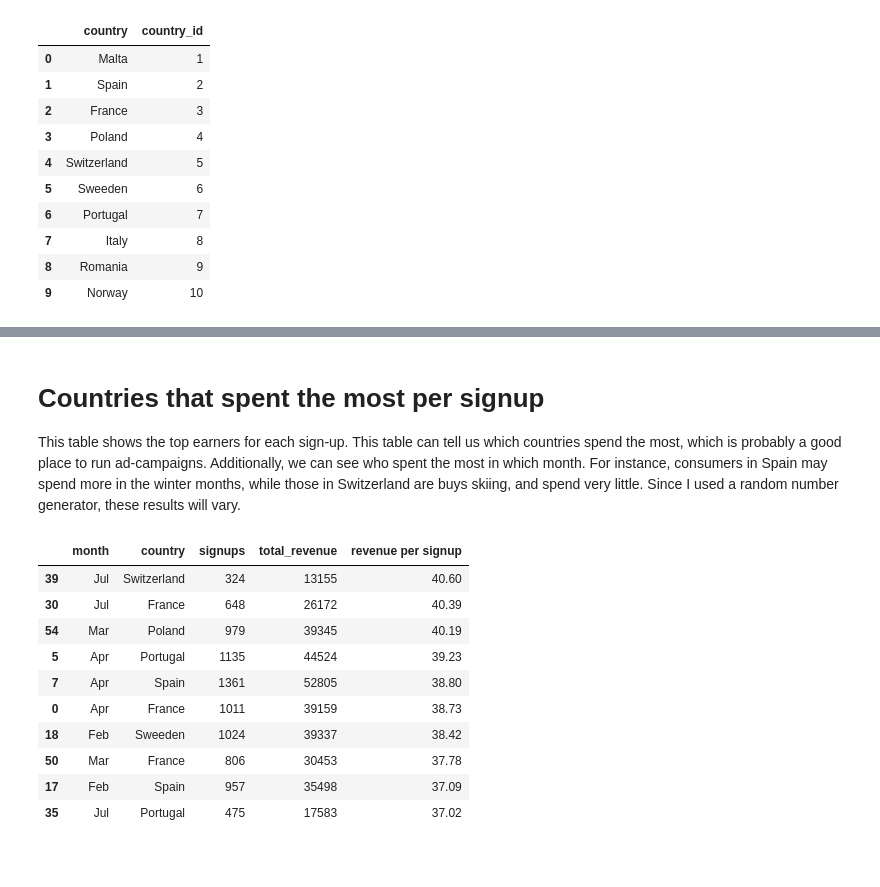
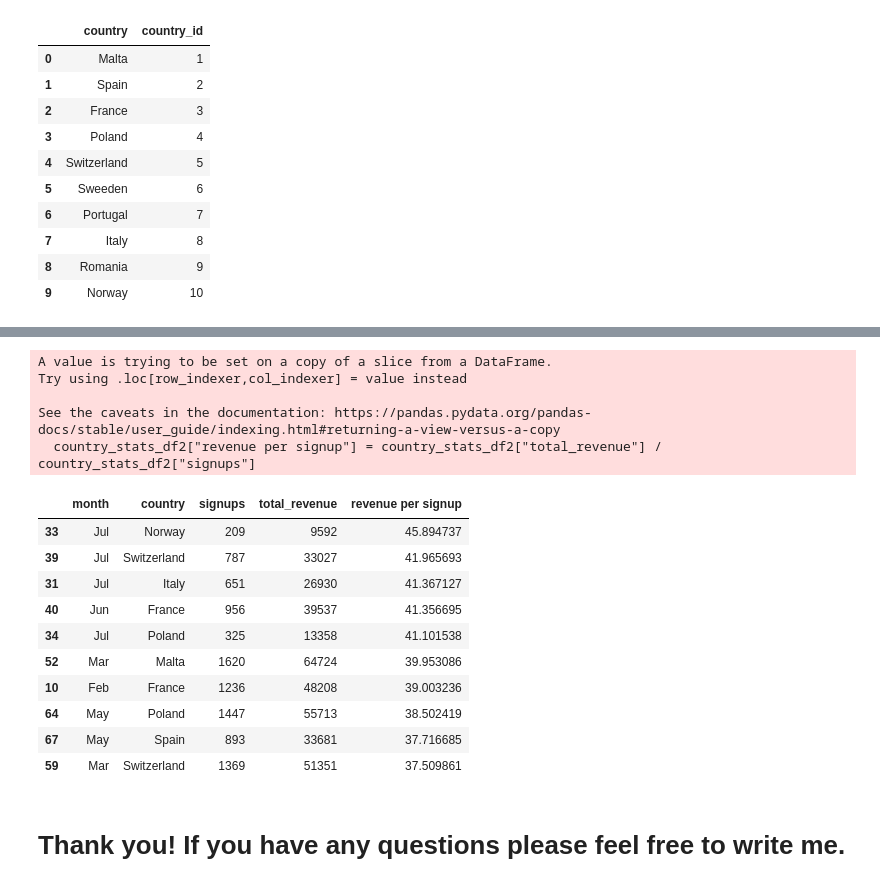
Before and after one commit to TCarrPGH/Raketech, a Jupyter notebook: clicks_analysis.ipynb, the cells around one changed output, grey strips where cells are left out. Cells and saved outputs as stored; diff of their text form; code cells hidden in the pictures; blank space fills up the shorter version.

```diff
--- a/clicks_analysis.ipynb
+++ b/clicks_analysis.ipynb
@@ -536,3 +384,0 @@ daily_click_stats_df_v3
-# %%
-daily_click_stats_df_v3 = pd.merge(daily_click_stats_df_v3, device_df, how="inner", on="device_id")
-daily_click_stats_df_v3
@@ -664,20 +385,36 @@ See the caveats in the documentation: https://pandas.pydata.org/pandas-docs/stab
-# %% [markdown]
-
-# Countries that spent the most per signup
-
-This table shows the top earners for each sign-up. This table can tell us which countries spend the most, which is probably a good place to run ad-campaigns. Additionally, we can see who spent the most in which month. For instance, consumers in Spain may spend more in the winter months, while those in Switzerland are buys skiing, and spend very little. Since I used a random number generator, these results will vary.
-# %%
-#For each month, list the top country for revenue per signup
-country_stats_df2.nlargest(10, 'revenue per signup', keep='last')
-# %% [output]
-|  | month | country | signups | total_revenue | revenue per signup |
-| 39 | Jul | Switzerland | 324 | 13155 | 40.60 |
-| 30 | Jul | France | 648 | 26172 | 40.39 |
-| 54 | Mar | Poland | 979 | 39345 | 40.19 |
-| 5 | Apr | Portugal | 1135 | 44524 | 39.23 |
-| 7 | Apr | Spain | 1361 | 52805 | 38.80 |
-| 0 | Apr | France | 1011 | 39159 | 38.73 |
-| 18 | Feb | Sweeden | 1024 | 39337 | 38.42 |
-| 50 | Mar | France | 806 | 30453 | 37.78 |
-| 17 | Feb | Spain | 957 | 35498 | 37.09 |
-| 35 | Jul | Portugal | 475 | 17583 | 37.02 |
+# %%
+# Select columns
+daily_click_stats_df_v4 = daily_click_stats_df_v3[["month", "country", "signups", "cpa_income", "rev_income"]]
+# Group by month and country and sum the income and signups
+country_stats_df = daily_click_stats_df_v4.groupby(['month', "country"])['signups', 'cpa_income', 'rev_income'].apply(lambda x : x.astype(int).sum())
+# reset index
+country_stats_df = country_stats_df.reset_index()
+# create total income column
+country_stats_df["total_revenue"] = country_stats_df['cpa_income'] + country_stats_df['rev_income']
+# select columns
+country_stats_df2 = country_stats_df[["month", "country", "signups", "total_revenue"]]
+# Create revenue per signup column
+country_stats_df2["revenue per signup"] = country_stats_df2["total_revenue"] / country_stats_df2["signups"]
+# Display the 10 countries with the most spending per sign up
+country_stats_df2 = country_stats_df2.nlargest(10, 'revenue per signup', keep='last')
+
+country_stats_df2
+# %% [output]
+A value is trying to be set on a copy of a slice from a DataFrame.
+Try using .loc[row_indexer,col_indexer] = value instead
+
+See the caveats in the documentation: https://pandas.pydata.org/pandas-docs/stable/user_guide/indexing.html#returning-a-view-versus-a-copy
+  country_stats_df2["revenue per signup"] = country_stats_df2["total_revenue"] / country_stats_df2["signups"]
+|  | month | country | signups | total_revenue | revenue per signup |
+| 33 | Jul | Norway | 209 | 9592 | 45.894737 |
+| 39 | Jul | Switzerland | 787 | 33027 | 41.965693 |
+| 31 | Jul | Italy | 651 | 26930 | 41.367127 |
+| 40 | Jun | France | 956 | 39537 | 41.356695 |
+| 34 | Jul | Poland | 325 | 13358 | 41.101538 |
+| 52 | Mar | Malta | 1620 | 64724 | 39.953086 |
+| 10 | Feb | France | 1236 | 48208 | 39.003236 |
+| 64 | May | Poland | 1447 | 55713 | 38.502419 |
+| 67 | May | Spain | 893 | 33681 | 37.716685 |
+| 59 | Mar | Switzerland | 1369 | 51351 | 37.509861 |
+# %% [markdown]
+# Thank you! If you have any questions please feel free to write me.
```
Also changed, not shown: parts of 48 cells of this notebook, 1 other file.
